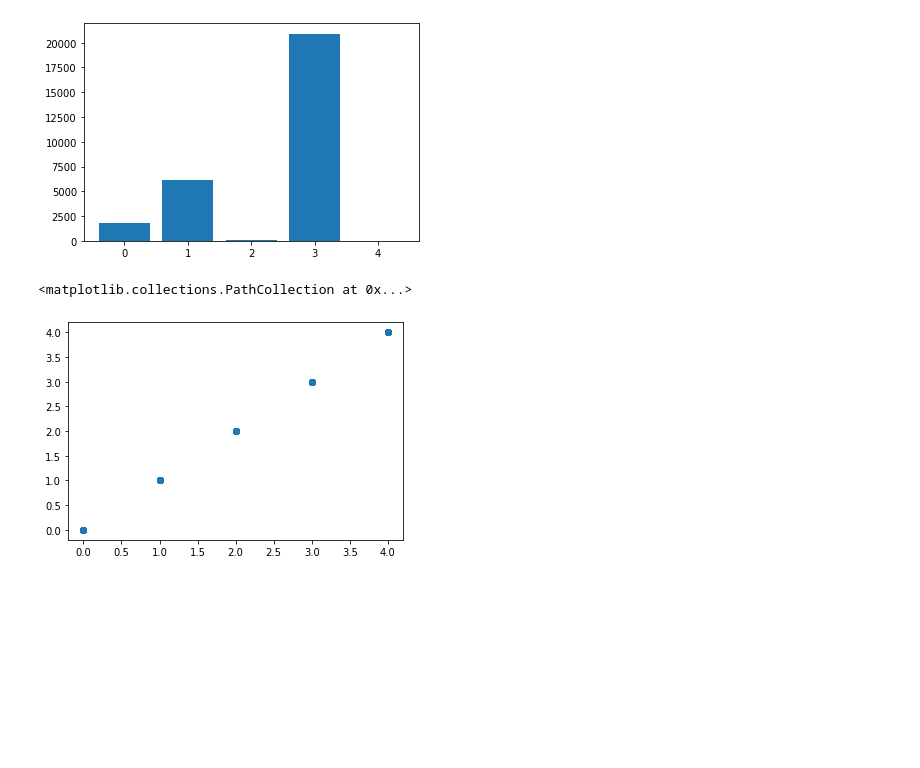
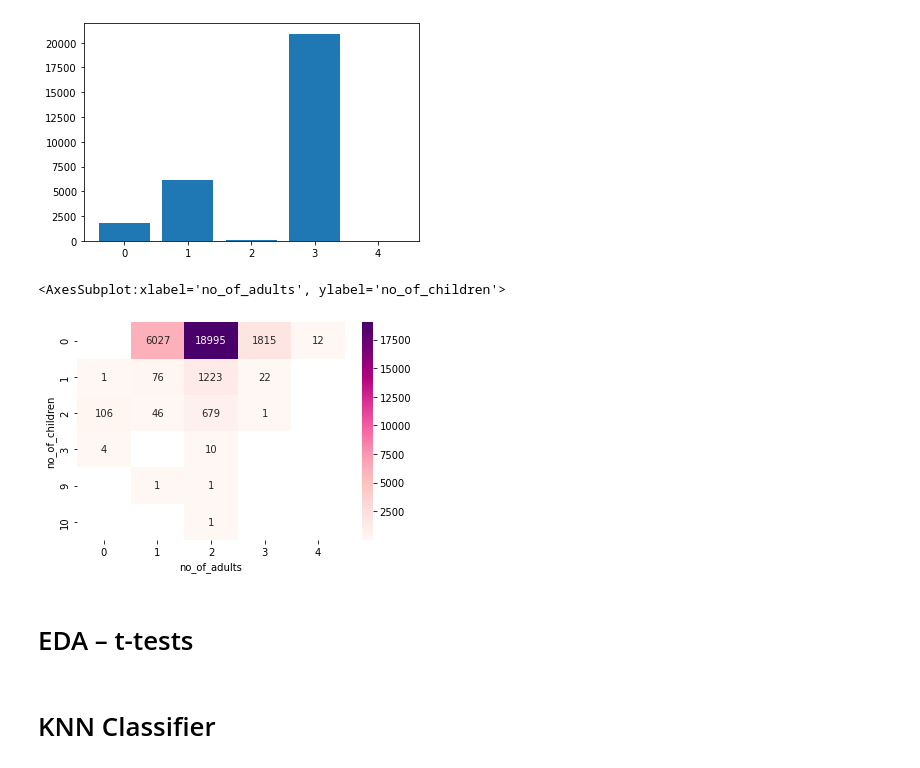
Before and after one commit to karriechou/inf2179-ml-challenge, a Jupyter notebook: KarrieChou_inf2179_ml_challenge_code.ipynb, the cells around one changed output. Drawn from its saved outputs; the diff is of its cells as text; code cells hidden in the pictures; blank space fills up the shorter version.

```diff
--- a/KarrieChou_inf2179_ml_challenge_code.ipynb
+++ b/KarrieChou_inf2179_ml_challenge_code.ipynb
@@ -48,5 +49,5 @@ training_data["market_segment_type_onehot"] = training_data["market_segment_type
                                                                                             "Aviation": 3,
                                                                                             "Complementary": 4})
 
-training_data = training_data.drop(["Booking_ID", "type_of_meal_plan", "room_type_reserved", "market_segment_type"], axis = 1)
+training_data = training_data.drop(["type_of_meal_plan", "room_type_reserved", "market_segment_type"], axis = 1)
 # %% [markdown]
@@ -65,8 +66,13 @@ plt.bar(x = no_of_adults_index, height = no_of_adults_count)
 # %% [output]
 <BarContainer object of 5 artists>
 [figure]
-# %%
-plt.scatter(x = training_data["no_of_adults"], y = training_data["no_of_adults"])
-# %% [output]
-<matplotlib.collections.PathCollection at 0x...>
-[figure, removed]
+# %%
+adults_vs_children = pd.pivot_table(data = training_data, values = "Booking_ID", columns = "no_of_adults", index = "no_of_children", aggfunc = "count")
+sns.heatmap(adults_vs_children, cmap = "RdPu", annot = True, fmt = ".0f")
+# %% [output]
+<AxesSubplot:xlabel='no_of_adults', ylabel='no_of_children'>
+[figure, added]
+# %% [markdown]
+# EDA – t-tests
+# %% [markdown]
+# KNN Classifier
```
Also changed, not shown: parts of 2 cells of this notebook.
